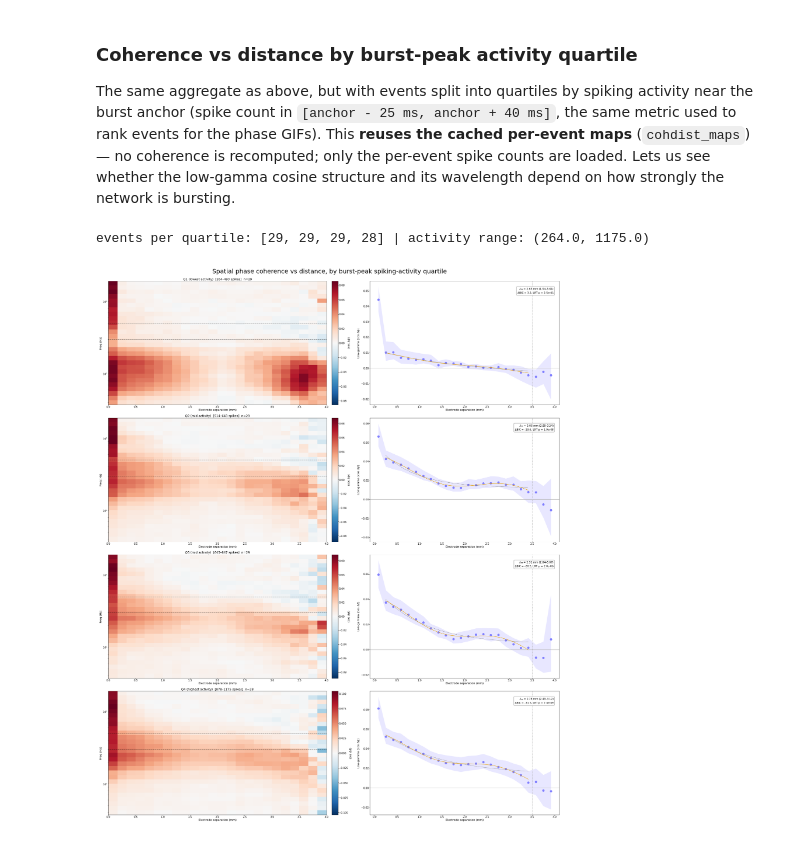
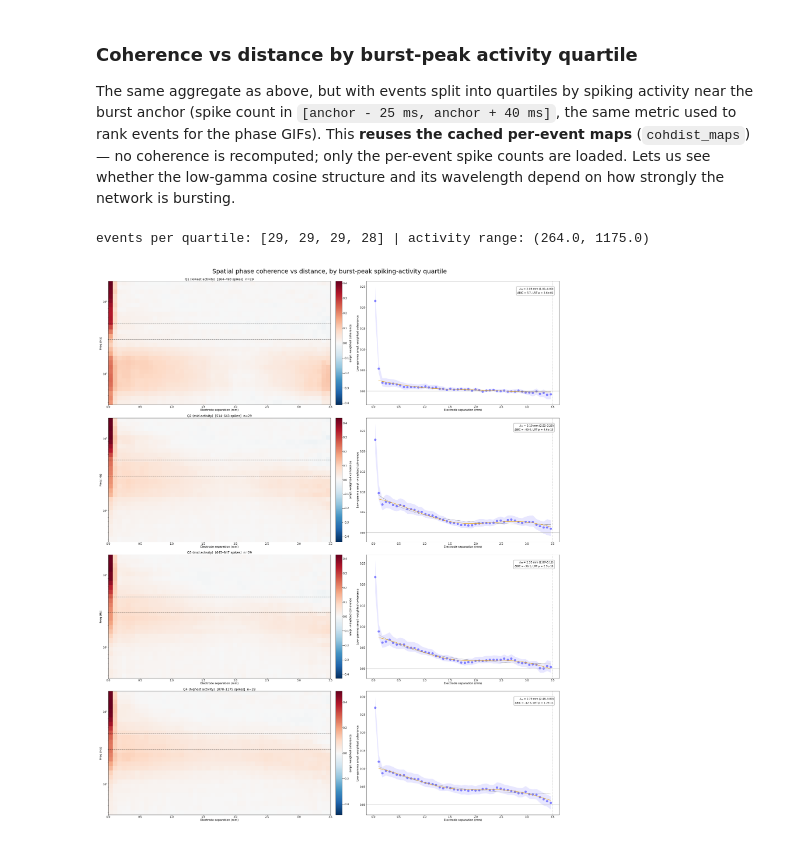
Before and after one commit to dlrebbin98/ephax, a Jupyter notebook: Notebooks/lfp_spatial_phase_coherence_div12.ipynb, the cells around one changed output. Saved outputs shown, nothing was run; the diff lists cells and outputs as text; code cells hidden in the pictures.

Commit message:
Coherence analysis

```diff
--- a/Notebooks/lfp_spatial_phase_coherence_div12.ipynb
+++ b/Notebooks/lfp_spatial_phase_coherence_div12.ipynb
@@ -259,7 +259,8 @@ WELL_BURST_CFG = WellBurstConfig(
 
 
 def detect_example_well_bursts(well):
-    return detect_well_bursts(STIM_REMOVAL_NULL_LFP_FILE, dataset_for_well(well), cfg=WELL_BURST_CFG)
+    return detect_well_bursts(STIM_REMOVAL_NULL_LFP_FILE, dataset_for_well(well), cfg=WELL_BURST_CFG,
+                              cache_dir=OUTPUT_DIR / "burst_cache")
 # %%
 _ex_events = speed_panel_event_df.loc[speed_panel_event_df["well"] == int(EXAMPLE_WELL)]
 if _ex_events.empty:
@@ -659,7 +668,7 @@ _coh_cache_sig = {
     "flo": PHASE_COH_FREQ_LOW_HZ, "fhi": PHASE_COH_FREQ_HIGH_HZ, "nbands": int(PHASE_COH_N_BANDS),
     "relbw": PHASE_COH_REL_BANDWIDTH, "allch": bool(PHASE_COH_USE_ALL_CHANNELS), "maxch": PHASE_COH_MAX_CHANNELS,
     "pad": LFP_FILTER_CONTEXT_PAD_S, "edges": tuple(round(float(e), 5) for e in cohdist_edges),
-    "min_pairs": int(COHDIST_MIN_PAIRS), "ver": 1,
+    "min_pairs": int(COHDIST_MIN_PAIRS), "coh_weighting": "amplitude", "null": "phase_rotation", "ver": 3,
 }
 _coh_cache_path = COH_CACHE_DIR / "event_phase_coherence_cache.pkl"
 _coh_cache = _load_event_cache(_coh_cache_path, _coh_cache_sig)
@@ -692,20 +701,21 @@ if _missing:
     _save_event_cache(_coh_cache_path, _coh_cache_sig, _coh_cache)
 
 # assemble aggregate arrays in event order
-coh_spectra, coh_meta, cohdist_maps, cohdist_counts, cohdist_meta = [], [], [], [], []
+coh_spectra, coh_meta, cohdist_maps, cohdist_counts, cohdist_meta, cohdist_nullvars = [], [], [], [], [], []
 for (w, e, core) in _tasks:
     res = _coh_cache.get(_key(w, e, core))
     if res is None:
         continue
-    spec, cmap, counts = res
+    spec, cmap, counts, nvmap = res
     coh_spectra.append(spec); coh_meta.append((w, e))
-    cohdist_maps.append(cmap); cohdist_counts.append(counts); cohdist_meta.append((w, e))
+    cohdist_maps.append(cmap); cohdist_counts.append(counts); cohdist_meta.append((w, e)); cohdist_nullvars.append(nvmap)
 if not coh_spectra:
     raise RuntimeError("No downstream-event coherence was computed.")
 coh_matrix = np.vstack(coh_spectra)                       # (n_events, n_bands)
 cohdist_maps = np.asarray(cohdist_maps)                   # (n_events, n_bands, n_bins)
 cohdist_counts = np.asarray(cohdist_counts)
 cohdist_pair_counts = np.nanmean(cohdist_counts, axis=0)
+cohdist_nullvar = np.asarray(cohdist_nullvars)   # (n_events, n_bands, n_bins) phase-rotation null variance
 cohdist_meta_df = pd.DataFrame(cohdist_meta, columns=["well", "event_idx"])
 print(f"aggregated {coh_matrix.shape[0]} events x {coh_matrix.shape[1]} bands; "
       f"distance maps {cohdist_maps.shape}")
@@ -951,38 +1333,38 @@ def _draw_quartile_row(maps_sub, ax_h, ax_l, title, rng):
         ax_h.axhline(edge, color="k", lw=0.6, ls=":")
     ax_h.set_yscale("log")
     ax_h.set(xlabel="Electrode separation (mm)", ylabel="Freq (Hz)", title=title)
-    ax_h.figure.colorbar(mesh, ax=ax_h, pad=0.015).set_label(r"$\langle\cos\,\Delta\phi\rangle$")
+    ax_h.figure.colorbar(mesh, ax=ax_h, pad=0.015).set_label("ampl.-weighted coherence")
 
     f = _fit_lowgamma(maps_sub, rng)
     ax_l.fill_between(cohdist_centers, f["ci_lo"], f["ci_hi"], color=FIGURE3_PRIMARY_COLOR, alpha=0.18, linewidth=0)
     ax_l.plot(cohdist_centers, f["pooled"], "o", color=FIGURE3_PRIMARY_COLOR, ms=3.5)
     r_dense = np.linspace(f["r_fit"].min(), f["r_fit"].max(), 200)
     ax_l.plot(r_dense, _coh_exp_model(r_dense, *f["p_exp"]), ls="--", color="0.4", lw=LINE_WIDTHS["base"])
     ax_l.plot(r_dense, _coh_expcos_model(r_dense, *f["p_full"]), ls="-", color=FIGURE3_ACCENT_COLOR, lw=LINE_WIDTHS["emphasis"])
     ax_l.axvline(COHDIST_FIT_MAX_DIST_MM, color="0.6", lw=0.7, ls=":")
     ax_l.axhline(0.0, color="0.7", lw=0.6)
     ax_l.text(0.97, 0.95,
               f"$\\lambda_{{fit}}$ = {f['wavelength']:.2f} mm ({f['wl_ci'][0]:.2f}–{f['wl_ci'][1]:.2f})\n"
               f"$\\Delta$BIC = {f['dbic']:.1f}, LRT p = {f['lrt_p']:.1e}",
               transform=ax_l.transAxes, ha="right", va="top", fontsize=FONT_SIZES.get("small", 8),
               bbox=dict(boxstyle="round", fc="white", ec="0.7", alpha=0.85))
-    ax_l.set(xlabel="Electrode separation (mm)", ylabel=r"Low-gamma $\langle\cos\,\Delta\phi\rangle$")
+    ax_l.set(xlabel="Electrode separation (mm)", ylabel="Low-gamma ampl.-weighted coherence")
 
 
 _qrng = np.random.default_rng(COHDIST_SEED)
 fig, axes = plt.subplots(4, 2, figsize=(12.5, 15.0), constrained_layout=True,
                          gridspec_kw={"width_ratios": [1.15, 1.0]})
 for q in range(4):
     sel = np.flatnonzero(quartile == q)
     if sel.size < 3:
         for ax in axes[q]:
             ax.set_title(f"Q{q+1}: too few events (n={sel.size})"); ax.axis("off")
         continue
     amin, amax = event_activity[sel].min(), event_activity[sel].max()
     title = f"Q{q+1} ({'lowest' if q==0 else 'highest' if q==3 else 'mid'} activity)  [{amin:.0f}–{amax:.0f} spikes]  n={sel.size}"
     _draw_quartile_row(cohdist_maps[sel], axes[q, 0], axes[q, 1], title, _qrng)
 fig.suptitle("Spatial phase coherence vs distance, by burst-peak spiking-activity quartile", fontsize=FONT_SIZES.get("large", 12))
 plt.show()
 # %% [output]
 events per quartile: [29, 29, 29, 28] | activity range: (264.0, 1175.0)
-[figure, old version]
+[figure, new version]
```
Also changed, not shown: parts of 11 cells of this notebook, 3 other files.
